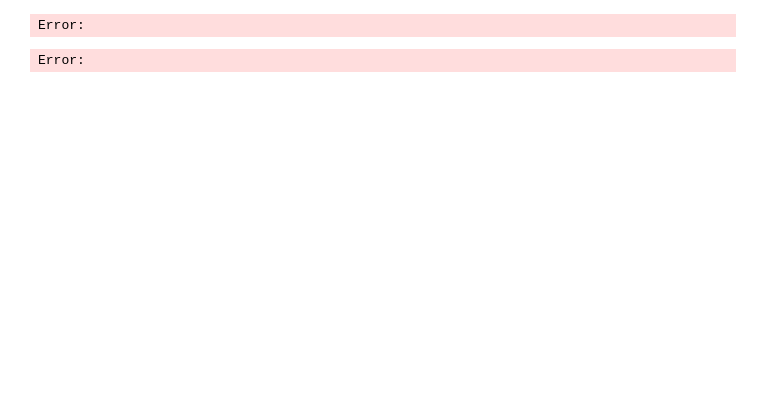
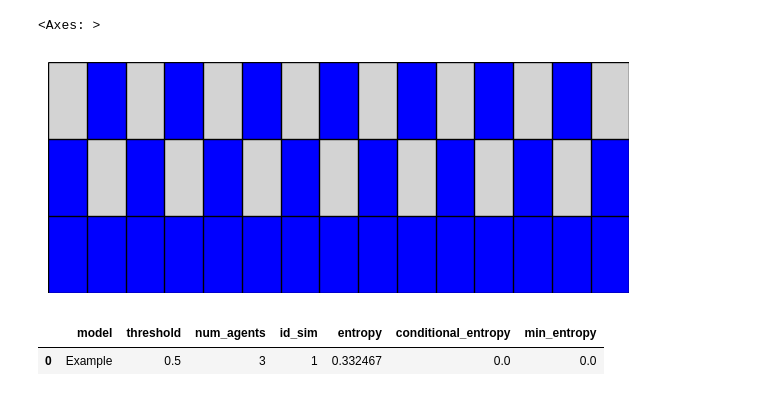
Before and after one commit to EAndrade-Lotero/Cognitive_Models_El_Farol_Bar_Problem, a Jupyter notebook: Notebooks/entropy.ipynb, the cells around one changed output. Cells and saved outputs as stored; diff of their text form; code cells hidden in the pictures; blank space fills up the shorter version.

```diff
--- a/Notebooks/entropy.ipynb
+++ b/Notebooks/entropy.ipynb
@@ -141,12 +0,0 @@ Error:
-# %%
-# Calculate alternation index per group
-gm = GetMeasurements(
-    data=data[data['threshold'] < 1],
-    measures=['bounded_efficiency', 'bounded_inequality', 'min_entropy'],
-    T=25
-)
-gm.columns.append('session')
-df = gm.get_measurements()
-# %% [output]
-Error:
-Error:
@@ -158,0 +10,34 @@ df['predicted_class'] = alt_index.classify(df)
+# %%
+num_rounds = 15
+list_of_alternations = [
+	# [np.random.randint(0, 2, 3).tolist() for _ in range(num_rounds)],
+	[[1, 1, 0]],
+	[[1, 1, 0], [1, 0, 1], [0, 1, 1]],
+	[[1, 1, 0], [1, 0, 1]],
+]
+
+alternations = list_of_alternations[2]
+# Detect number of agents
+num_agents = len(alternations[0])
+# Create bar object
+bar = Bar(
+    num_agents=num_agents,
+    threshold=0.5
+)
+bar.history = alternations * (num_rounds // len(alternations)) + alternations[:num_rounds % len(alternations)]
+bar.render()
+# %% [output]
+<Axes: >
+[figure, added]
+# %%
+df = bar.to_pandas()
+df['model'] = 'Example'
+gm = GetMeasurements(
+    data=df,
+    measures=['entropy', 'conditional_entropy', 'min_entropy'],
+    T=20
+)
+gm.get_measurements()
+# %% [output]
+|  | model | threshold | num_agents | id_sim | entropy | conditional_entropy | min_entropy |
+| 0 | Example | 0.5 | 3 | 1 | 0.332467 | 0.0 | 0.0 |
```
Also changed, not shown: parts of 6 cells of this notebook, 19 other files.
